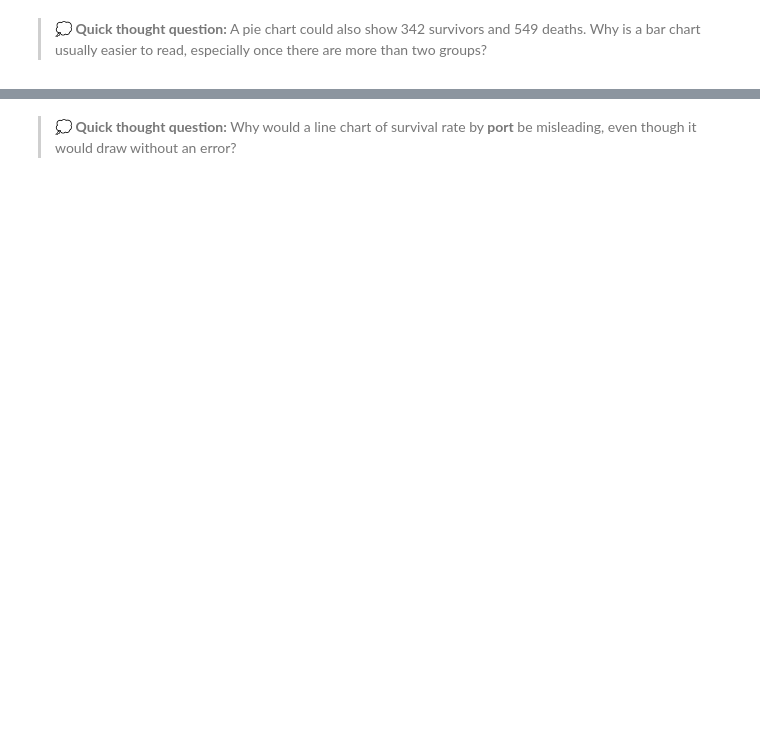
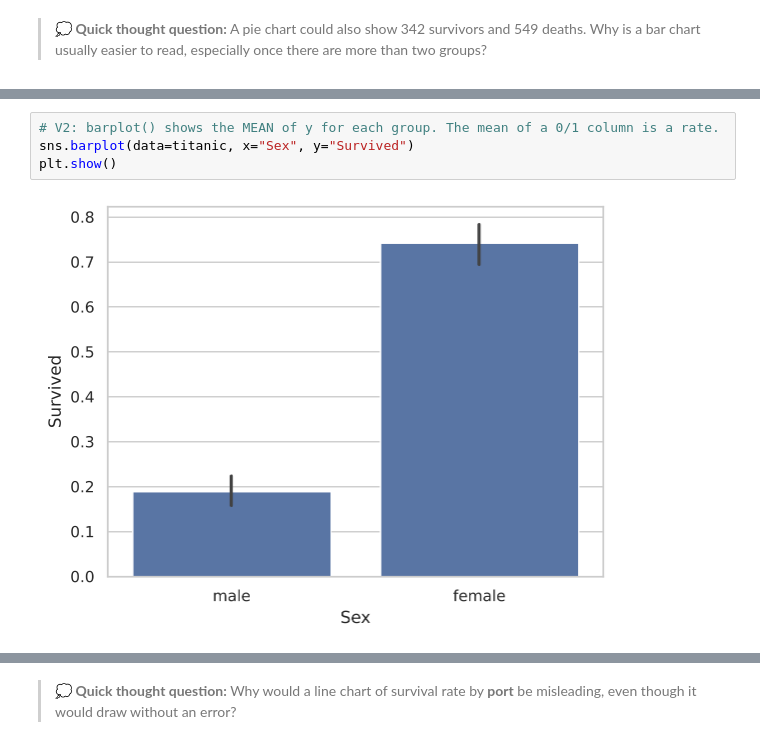
Before and after one commit to harshvardhaniimi/isa383-google-colab, a Jupyter notebook: 12_Data_Visualization.ipynb, the cells around one changed output, grey strips where cells are left out. Drawn from its saved outputs; the diff is of its cells as text; blank space fills up the shorter version.

```diff
--- a/12_Data_Visualization.ipynb
+++ b/12_Data_Visualization.ipynb
@@ -271,0 +199,6 @@ plt.show()
+# %%
+# V2: barplot() shows the MEAN of y for each group. The mean of a 0/1 column is a rate.
+sns.barplot(data=titanic, x="Sex", y="Survived")
+plt.show()
+# %% [output]
+[figure, added]
```
Also changed, not shown: parts of 110 cells of this notebook.
